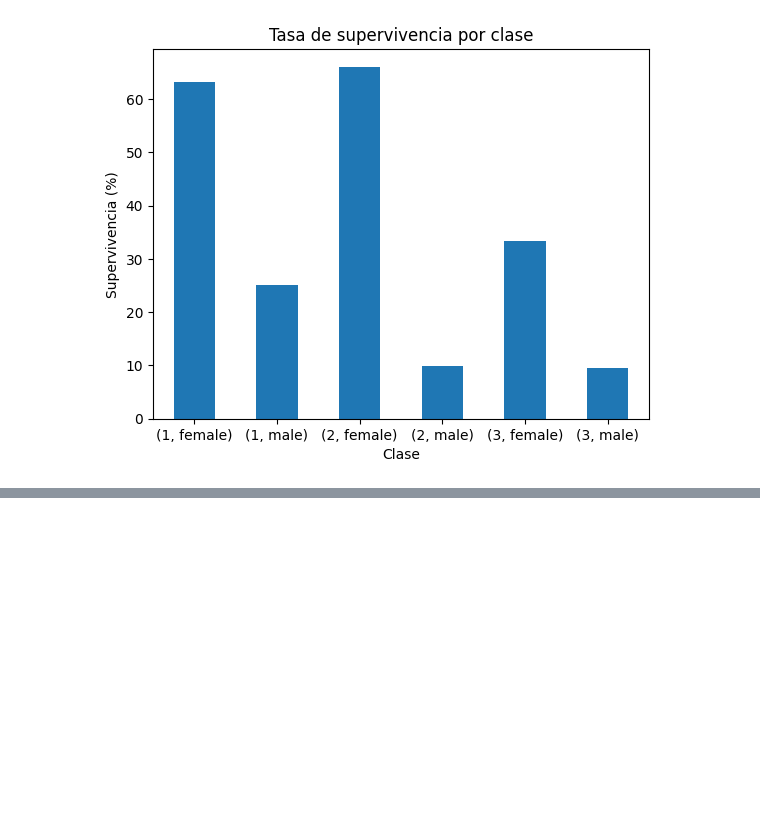
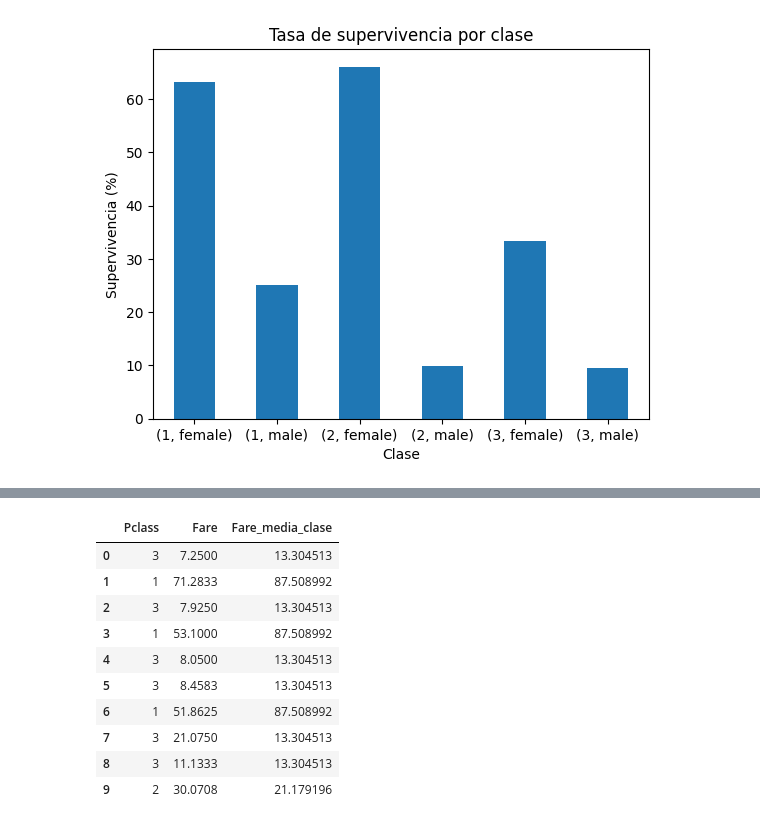
Before and after one commit to alerrandroFerreira/data-analytics-project, a Jupyter notebook: notebooks/exploratory/01_exploratory_group.ipynb, the cells around one changed output, grey strips where cells are left out. Saved outputs shown, nothing was run; the diff lists cells and outputs as text; code cells hidden in the pictures; blank space fills up the shorter version.

```diff
--- a/notebooks/exploratory/01_exploratory_group.ipynb
+++ b/notebooks/exploratory/01_exploratory_group.ipynb
@@ -134,0 +155,15 @@ plt.show()
+# %%
+df["Fare_media_clase"] = df.groupby("Pclass")["Fare"].transform("mean")
+df[["Pclass", "Fare", "Fare_media_clase"]].head(10)
+# %% [output]
+|  | Pclass | Fare | Fare_media_clase |
+| 0 | 3 | 7.2500 | 13.304513 |
+| 1 | 1 | 71.2833 | 87.508992 |
+| 2 | 3 | 7.9250 | 13.304513 |
+| 3 | 1 | 53.1000 | 87.508992 |
+| 4 | 3 | 8.0500 | 13.304513 |
+| 5 | 3 | 8.4583 | 13.304513 |
+| 6 | 1 | 51.8625 | 87.508992 |
+| 7 | 3 | 21.0750 | 13.304513 |
+| 8 | 3 | 11.1333 | 13.304513 |
+| 9 | 2 | 30.0708 | 21.179196 |
```
Also changed, not shown: parts of 8 cells of this notebook.
